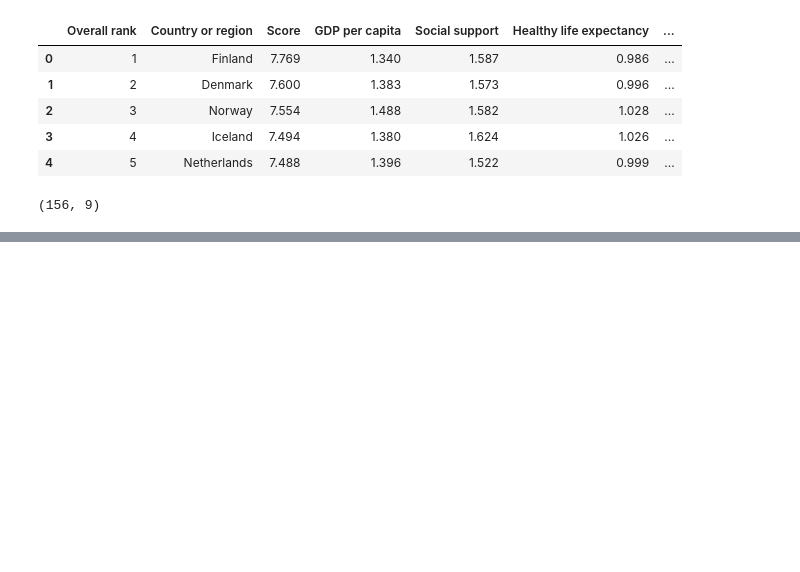
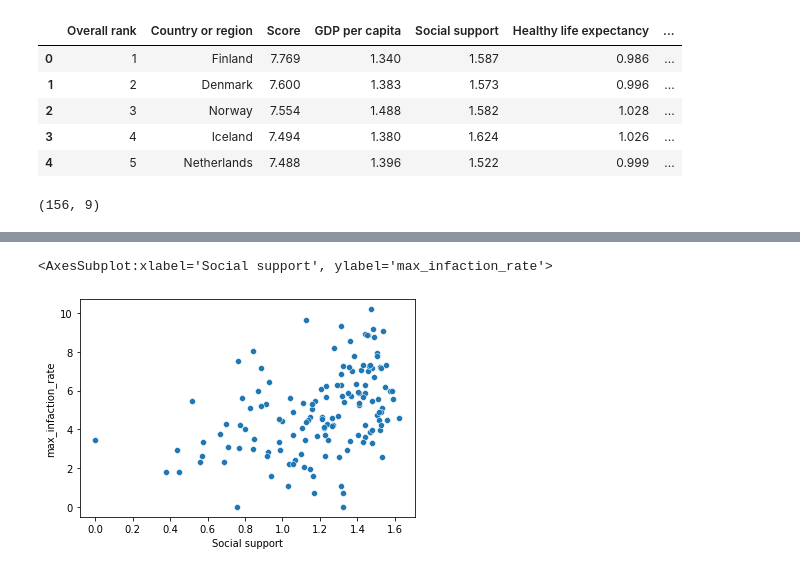
Before and after one commit to Ssuman394/Impact_Alalysis_of_Covid-19, a Jupyter notebook: Impact_Alalysis_of_Covid-19.ipynb, the cells around one changed output, grey strips where cells are left out. Saved outputs shown, nothing was run; the diff lists cells and outputs as text; code cells hidden in the pictures; blank space fills up the shorter version.

```diff
--- a/Impact_Alalysis_of_Covid-19.ipynb
+++ b/Impact_Alalysis_of_Covid-19.ipynb
@@ -164,0 +225,7 @@ columns_to_droped = ['Overall rank','Score','']
+# %%
+X = data['Social support']
+Y = data['max_infaction_rate']
+sns.scatterplot(X,np.log(y))
+# %% [output]
+<AxesSubplot:xlabel='Social support', ylabel='max_infaction_rate'>
+[figure, added]
```
Also changed, not shown: parts of 11 cells of this notebook.
